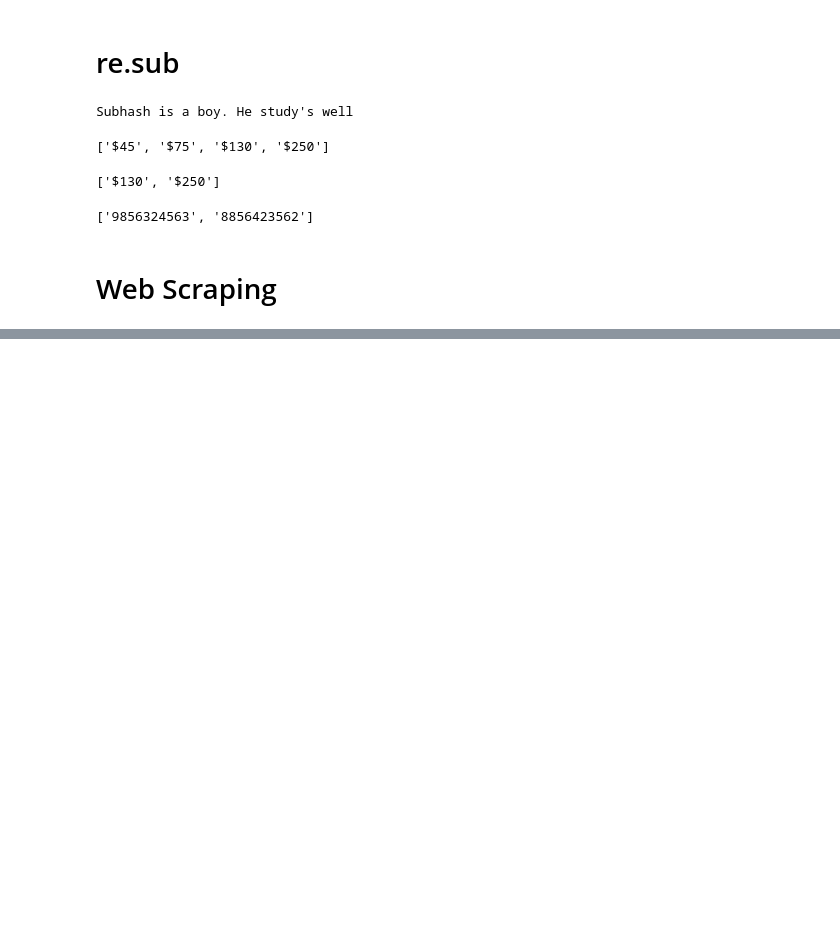
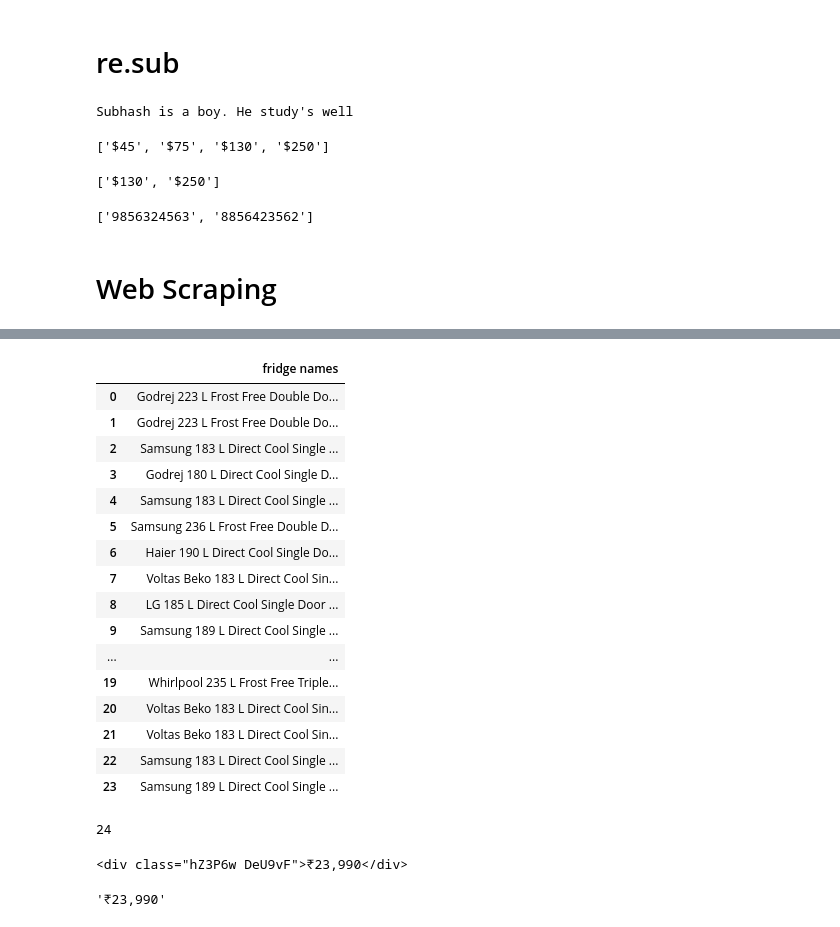
Before and after one commit to ApurvaKhismatrao/Python, a Jupyter notebook: day16OOPs.ipynb, the cells around one changed output, grey strips where cells are left out. Saved outputs shown, nothing was run; the diff lists cells and outputs as text; code cells hidden in the pictures; blank space fills up the shorter version.

```diff
--- a/day16OOPs.ipynb
+++ b/day16OOPs.ipynb
@@ -525,0 +529,13 @@ print(result)
+# %%
+url = "https://www.flipkart.com/search?q=refrigerator&sid=j9e%2Cabm%2Chzg&as=on&as-show=on&otracker=AS_QueryStore_OrganicAutoSuggest_1_4_na_na_na&otracker1=AS_QueryStore_OrganicAutoSuggest_1_4_na_na_na&as-pos=1&as-type=RECENT&suggestionId=refrigerator%7CRefrigerators&requestId=96f48037-3295-48da-b3f3-55371b4b37fe&as-searchtext=refrigerator"
+
+headers = {
+    "User-Agent": (
+        "Mozilla/5.0 (Windows NT 10.0; Win64; x64) "
+        "AppleWebKit/357.36 (KHTML, like Geclo) "
+        "Chrome/115.0.0.0 Safari/537.36"
+    ),
+    "Referer": "https://www.flipkart.com"
+}
+responce = requests.get(url, headers=headers)
+print(responce) # 200 : means data can be scrapped from that webpages.
@@ -525,0 +548,3 @@ print(result)
+# %%
+soup = BeautifulSoup(responce.content, "html.parser")
+print(soup)
@@ -525,0 +569,2 @@ print(result)
+# %%
+raw_names_list=soup.find_all("div", class_="RG5Slk")
@@ -525,0 +606,23 @@ print(result)
+# %%
+dict1 = {"fridge names":Fridge_Names}
+import pandas as pd
+df = pd.DataFrame(dict1)
+df
+# %% [output]
+|  | fridge names |
+| 0 | Godrej 223 L Frost Free Double Do... |
+| 1 | Godrej 223 L Frost Free Double Do... |
+| 2 | Samsung 183 L Direct Cool Single ... |
+| 3 | Godrej 180 L Direct Cool Single D... |
+| 4 | Samsung 183 L Direct Cool Single ... |
+| 5 | Samsung 236 L Frost Free Double D... |
+| 6 | Haier 190 L Direct Cool Single Do... |
+| 7 | Voltas Beko 183 L Direct Cool Sin... |
+| 8 | LG 185 L Direct Cool Single Door ... |
+| 9 | Samsung 189 L Direct Cool Single ... |
+| ... | ... |
+| 19 | Whirlpool 235 L Frost Free Triple... |
+| 20 | Voltas Beko 183 L Direct Cool Sin... |
+| 21 | Voltas Beko 183 L Direct Cool Sin... |
+| 22 | Samsung 183 L Direct Cool Single ... |
+| 23 | Samsung 189 L Direct Cool Single ... |
@@ -525,0 +631,12 @@ print(result)
+# %%
+len(soup.find_all("div", class_="hZ3P6w DeU9vF"))
+# %% [output]
+24
+# %%
+soup.find_all("div", class_="hZ3P6w DeU9vF")[0]
+# %% [output]
+<div class="hZ3P6w DeU9vF">₹23,990</div>
+# %%
+soup.find_all("div", class_="hZ3P6w DeU9vF")[0].get_text()
+# %% [output]
+'₹23,990'
```
Also changed, not shown: parts of 13 cells of this notebook, 2 other files.
